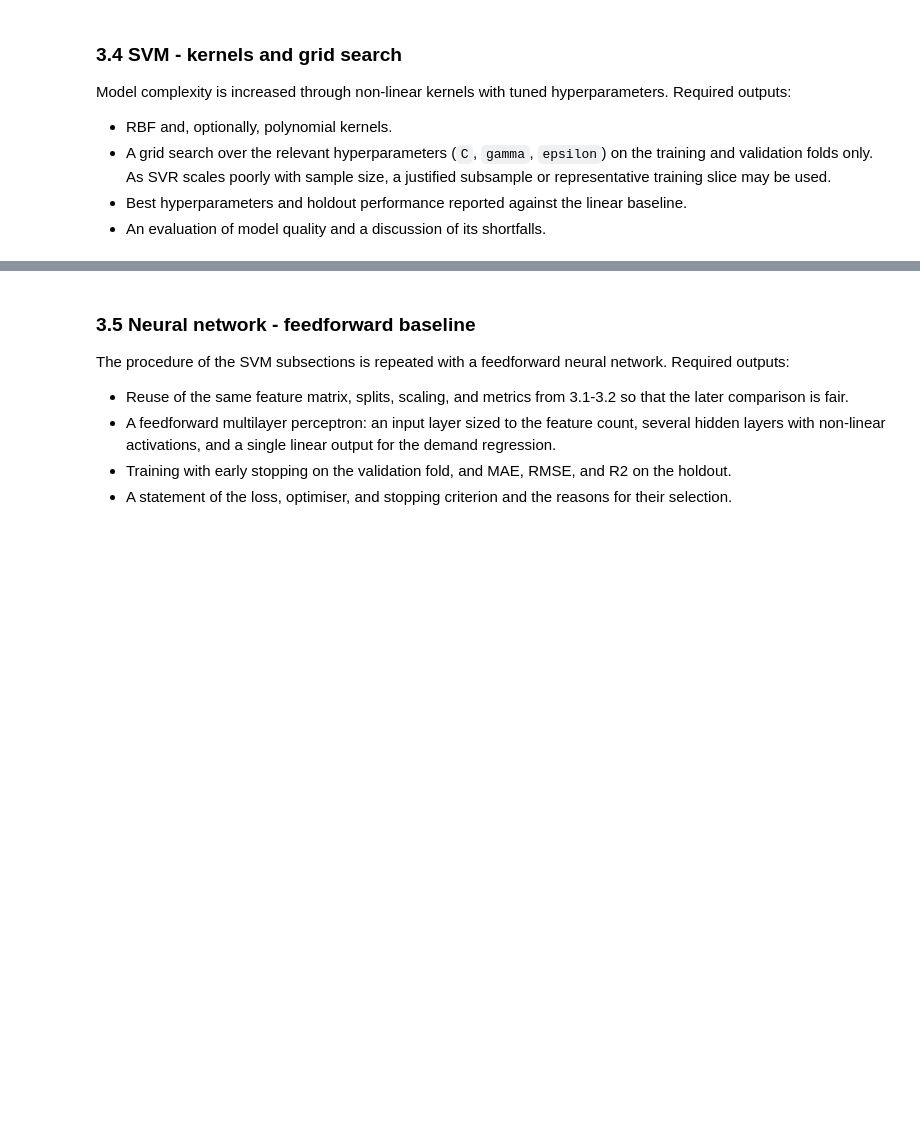
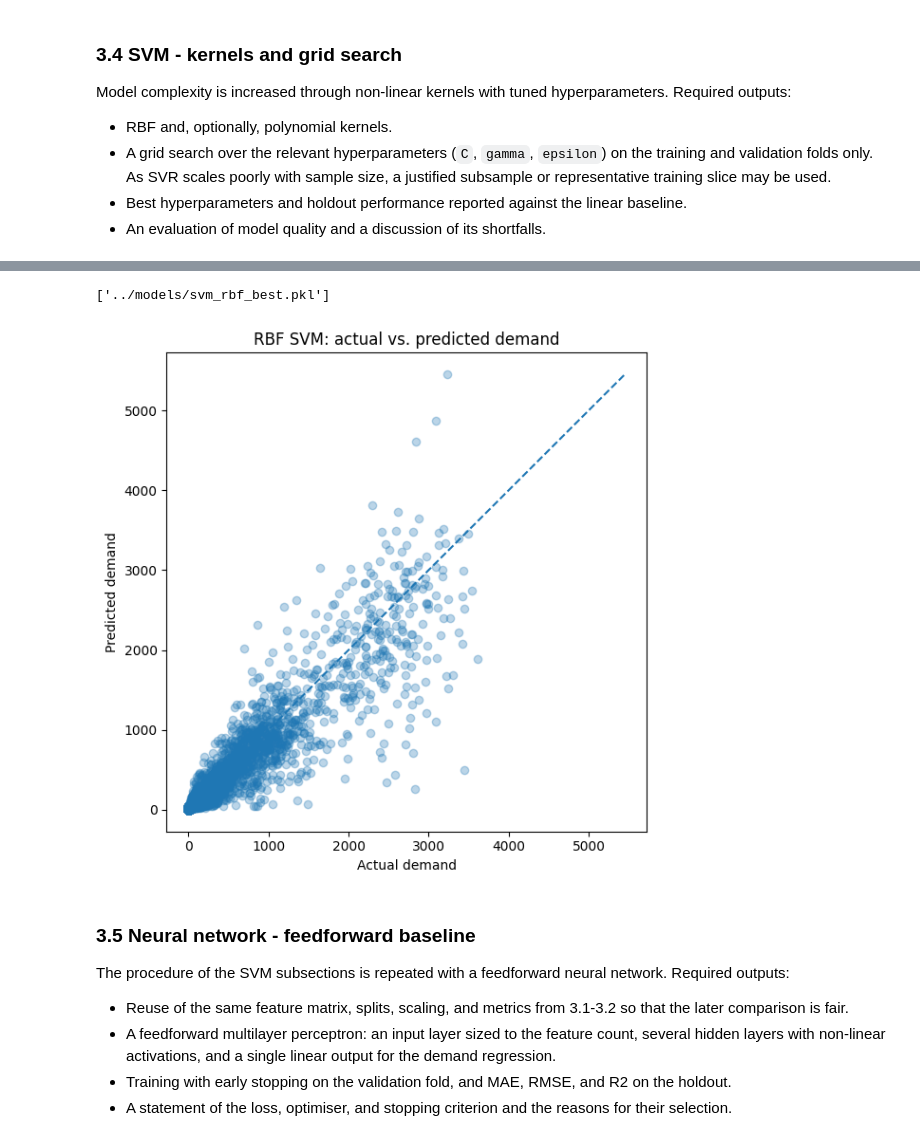
Before and after one commit to mariusmeurer/AAA-assignment, a Jupyter notebook: task3/Task3.ipynb, the cells around one changed output, grey strips where cells are left out. Cells and saved outputs as stored; diff of their text form; code cells hidden in the pictures; blank space fills up the shorter version.

```diff
--- a/task3/Task3.ipynb
+++ b/task3/Task3.ipynb
@@ -365,0 +507,21 @@ Model complexity is increased through non-linear kernels with tuned hyperparamet
+# %%
+# i tried to refit the best model on the full dev set, but it takes very long,
+# so just use the best estimator from the search
+# svm_rbf = make_estimator(
+#     SVR(
+#         kernel="rbf",
+#         C=svm_rbf_search.best_params_["regressor__model__C"],
+#         gamma=svm_rbf_search.best_params_["regressor__model__gamma"],
+#         epsilon=svm_rbf_search.best_params_["regressor__model__epsilon"],
+#         cache_size=1000
+#     )
+# )
+
+# svm_rbf.fit(X_dev, y_dev)
+svm_rbf = svm_rbf_search.best_estimator_
+# %%
+y_pred_svm_rbf = svm_rbf.predict(X_test)
+y_pred_svm_rbf = np.clip(y_pred_svm_rbf, 0, None)
+
+svm_rbf_metrics = evaluate(y_test, y_pred_svm_rbf)
+svm_rbf_metrics
@@ -366,3 +549,36 @@ Model complexity is increased through non-linear kernels with tuned hyperparamet
+# %%
+joblib.dump(svm_rbf, "../models/svm_rbf_best.pkl")
+
+# load the model (if you need to)
+#svm_rbf = joblib.load("../models/svm_rbf_best.pkl")
+# %% [output]
+['../models/svm_rbf_best.pkl']
+# %%
+svm_rbf_results = pd.DataFrame({
+    "actual": y_test,
+    "predicted": y_pred_svm_rbf
+})
+
+plt.figure(figsize=(6, 6))
+plt.scatter(
+    svm_rbf_results["actual"],
+    svm_rbf_results["predicted"],
+    alpha=0.3
+)
+
+max_val = max(
+    svm_rbf_results["actual"].max(),
+    svm_rbf_results["predicted"].max()
+)
+
+plt.plot([0, max_val], [0, max_val], linestyle="--")
+plt.xlabel("Actual demand")
+plt.ylabel("Predicted demand")
+plt.title("RBF SVM: actual vs. predicted demand")
+plt.tight_layout()
+plt.show()
+# %% [output]
+[figure, added]
 # %% [markdown]
 ### 3.5 Neural network - feedforward baseline
 
```
Also changed, not shown: parts of 11 cells of this notebook, 2 other files.
